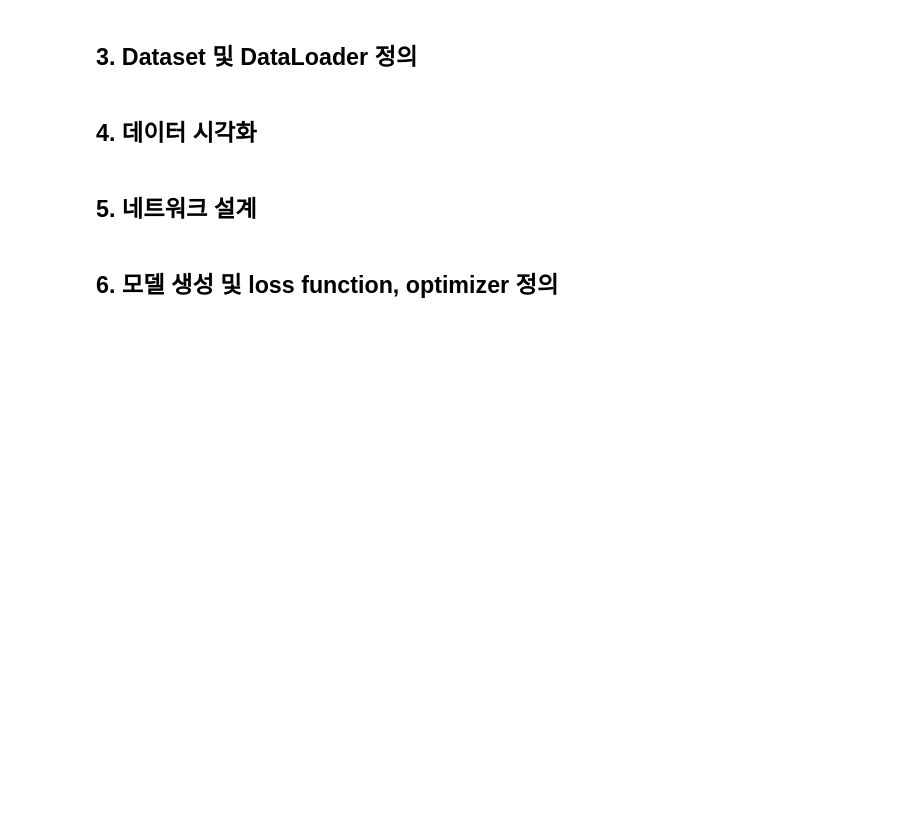
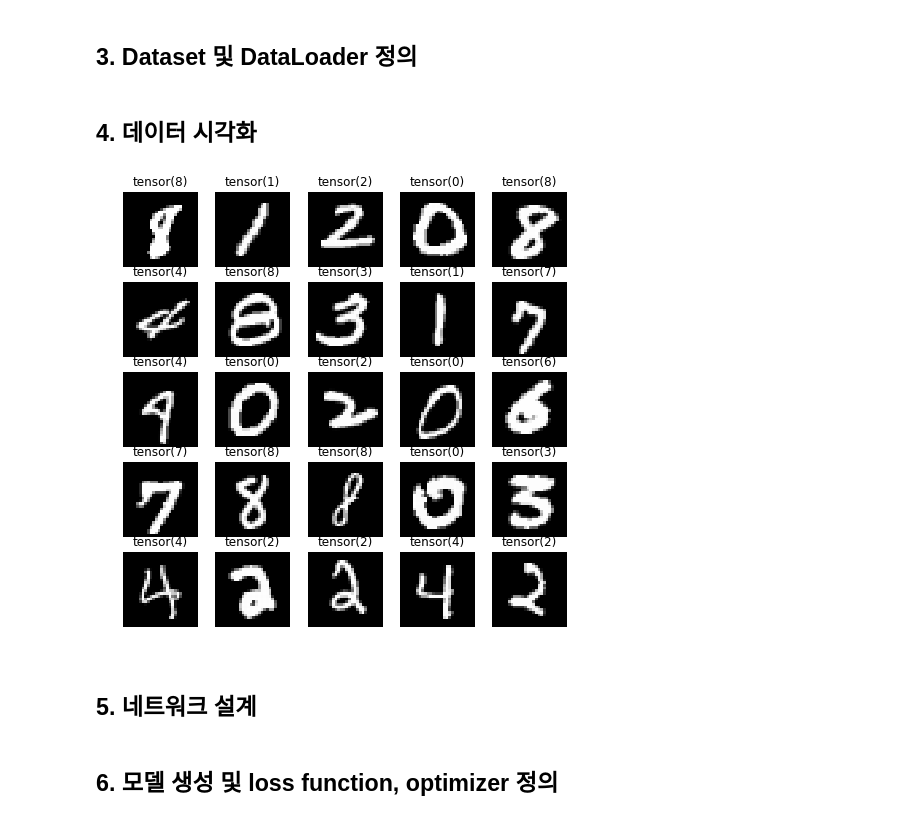
Before and after one commit to chingdae1/multi-campus-pytorch, a Jupyter notebook: AE/convautoencoder.ipynb, the cells around one changed output. Cells and saved outputs as stored; diff of their text form; code cells hidden in the pictures; blank space fills up the shorter version.

```diff
--- a/AE/convautoencoder.ipynb
+++ b/AE/convautoencoder.ipynb
@@ -36,18 +36,20 @@ test_loader = torch.utils.data.DataLoader(
 # %%
 columns = 5
 rows = 5
 fig = plt.figure(figsize=(8,8))
 
 for i in range(1, columns*rows+1):
     data_idx = np.random.randint(len(train_data))
     img = train_data[data_idx][0][0,:,:].numpy() # numpy()를 통해 torch Tensor를 numpy array로 변환
-    label = train_data[data_idx][1].item() # item()을 통해 torch Tensor를 숫자로 변환
+    label = train_data[data_idx][1] # item()을 통해 torch Tensor를 숫자로 변환
 
     fig.add_subplot(rows, columns, i)
     plt.title(label)
     plt.imshow(img, cmap='gray')
     plt.axis('off')
 plt.show()
+# %% [output]
+[figure, added]
 # %% [markdown]
 ## 5. 네트워크 설계
 # %%
```
Also changed, not shown: parts of 2 cells of this notebook, 3 other files.
